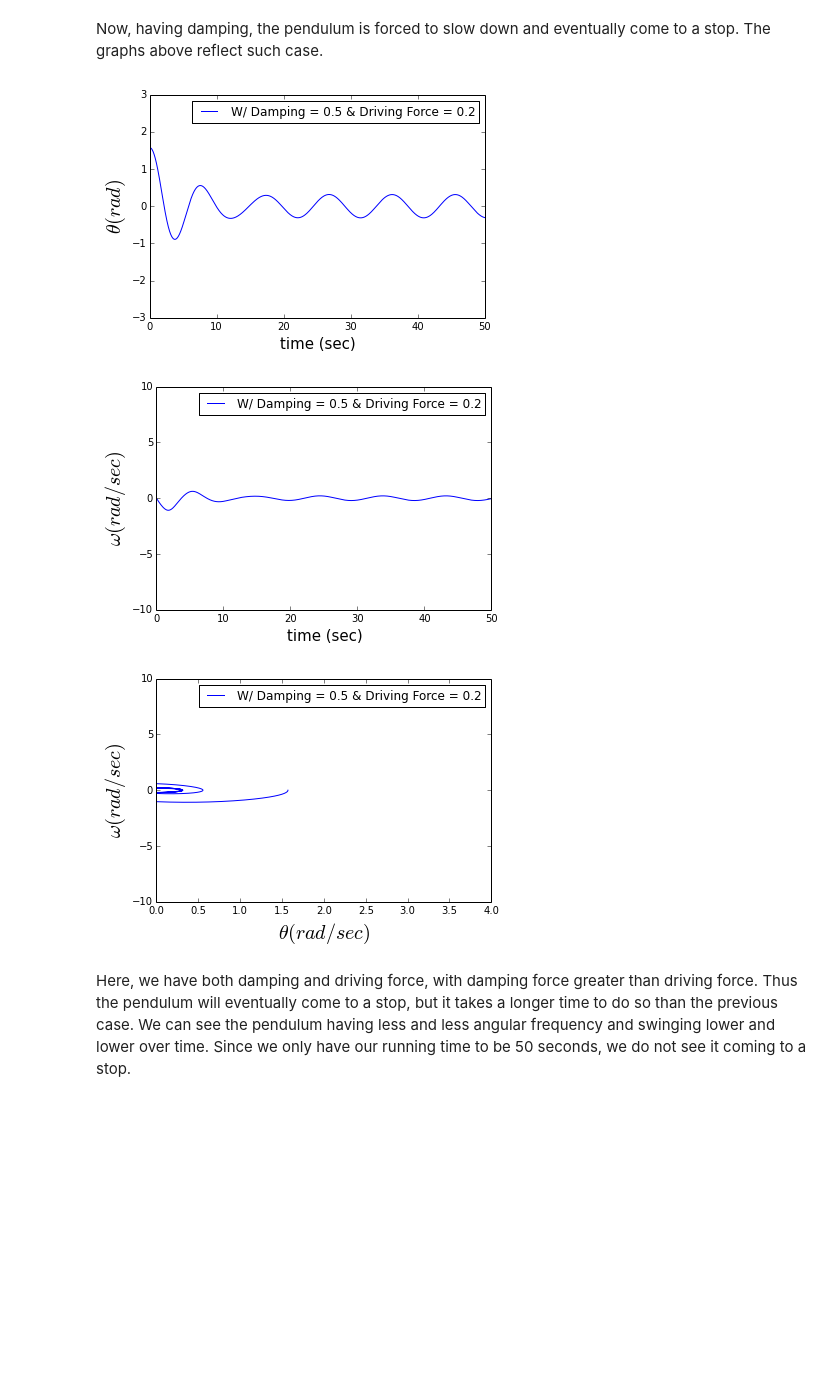
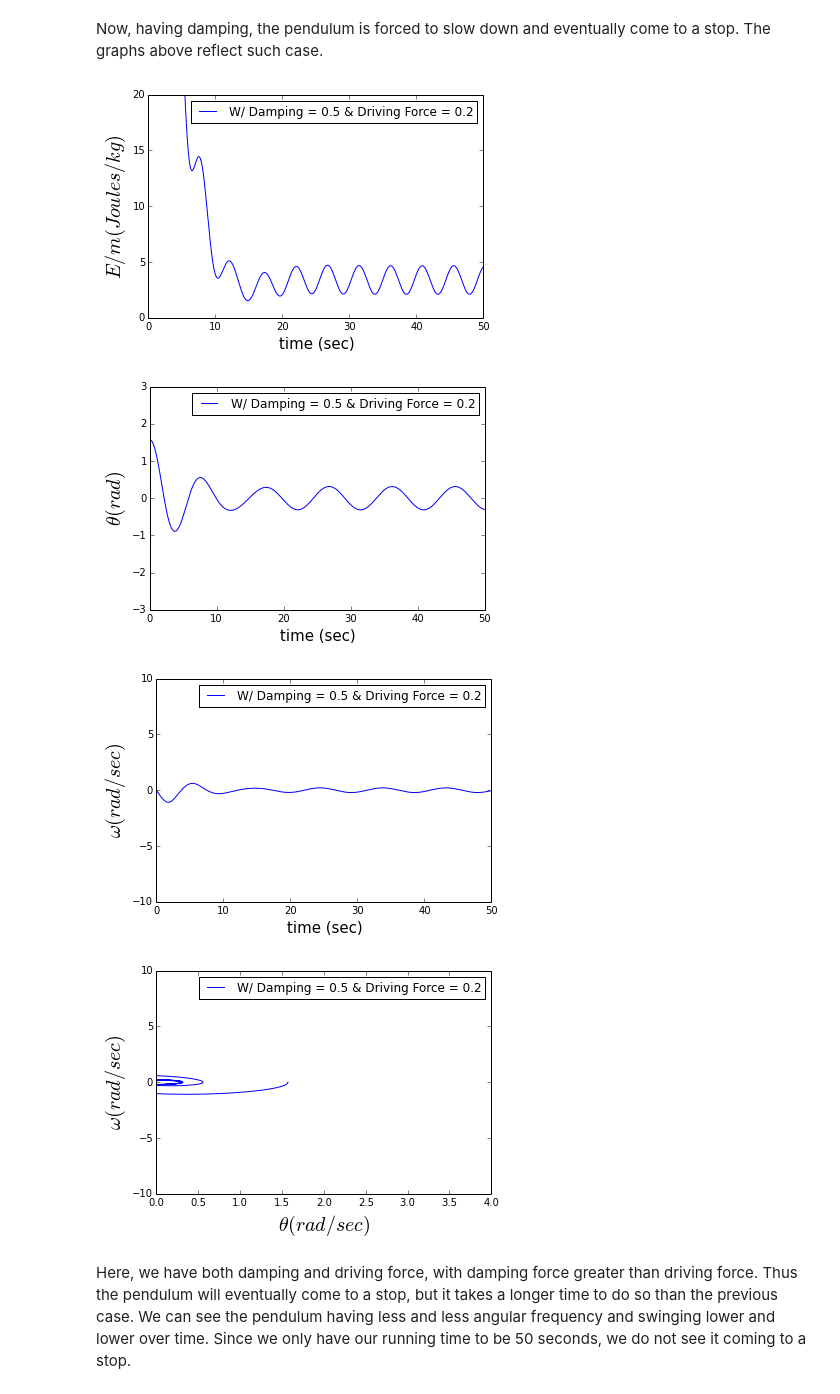
Before and after one commit to dlhoang/PHYS202-S14, a Jupyter notebook: SciPy/ODEExercises.ipynb, the cells around one changed output. Cells and saved outputs as stored; diff of their text form; code cells hidden in the pictures; blank space fills up the shorter version.

```diff
--- a/SciPy/ODEExercises.ipynb
+++ b/SciPy/ODEExercises.ipynb
@@ -638,7 +638,7 @@ def deriv(current,t,ell,q,fd,Omega):
 
     return np.array([domega,dtheta,omega0,theta0])
 
-def Projectile(omega = 0, th0 = np.pi/2, time=50, ell = 1.0,\
+def Pendulum(omega = 0, th0 = np.pi/2, time=50, ell = 1.0,\
                q = 0.0, fd = 0.0, Omega = 0.0):
 
     t = np.arange(0.,time+0.001,0.001)
@@ -659,9 +659,9 @@ def Projectile(omega = 0, th0 = np.pi/2, time=50, ell = 1.0,\
 
     plt.plot(t,E,label="W/ Damping = " + str(q) + " & Driving Force = " + str(fd))
     plt.xlabel("time (sec)", fontsize=15)
-    plt.ylabel(r'$\E/m (Joules/kg)/$', fontsize=20)
+    plt.ylabel(r'$E/m (Joules/kg)$', fontsize=20)
     plt.legend()
-    plt.axis([0,50,-3,3])
+    plt.axis([0,50,0,20])
     plt.show()
 
     plt.plot(t,theta,label="W/ Damping = " + str(q) + " & Driving Force = " + str(fd))
@@ -685,6 +685,6 @@ def Projectile(omega = 0, th0 = np.pi/2, time=50, ell = 1.0,\
     plt.axis([0,4,-10,10])
     plt.show()
 
-Projectile()
-v = interact(Projectile,ell=(0.,15.),q=(0.,10.),fd=(0.,10.),Omega=(0.,10.), full_output=1)
+Pendulum()
+v = interact(Pendulum,ell=(0.,15.),q=(0.,10.),fd=(0.,10.),Omega=(0.,10.), full_output=1)
 # %% [output]
@@ -709,12 +713,13 @@ Projectile(omega = 0, th0 = np.pi/2, time=50, ell = 1.0,\
 # %% [markdown]
 Now, having damping, the pendulum is forced to slow down and eventually come to a stop. The graphs above reflect such case.
 # %%
-Projectile(omega = 0, th0 = np.pi/2, time=50, ell = 9.8,\
+Pendulum(omega = 0, th0 = np.pi/2, time=50, ell = 9.8,\
                q = 0.5, fd = 0.2, Omega = 2./3)
 # %% [output]
-[figure, old version]
+[figure, new version]
-[figure, old version]
+[figure, new version]
-[figure, old version]
+[figure, new version]
+[figure, added]
 # %% [markdown]
 Here, we have both damping and driving force, with damping force greater than driving force. Thus the pendulum will eventually come to a stop, but it takes a longer time to do so than the previous case. We can see the pendulum having less and less angular frequency and swinging lower and lower over time. Since we only have our running time to be 50 seconds, we do not see it coming to a stop.
 # %%
```
Also changed, not shown: parts of 3 cells of this notebook.
